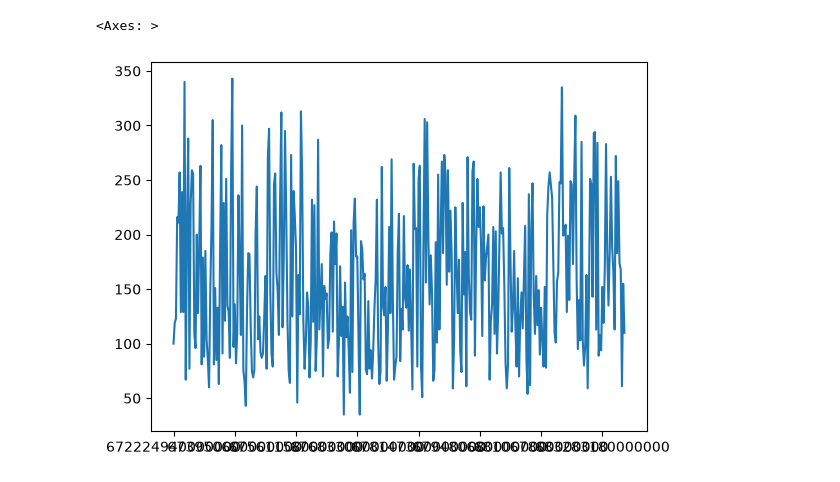
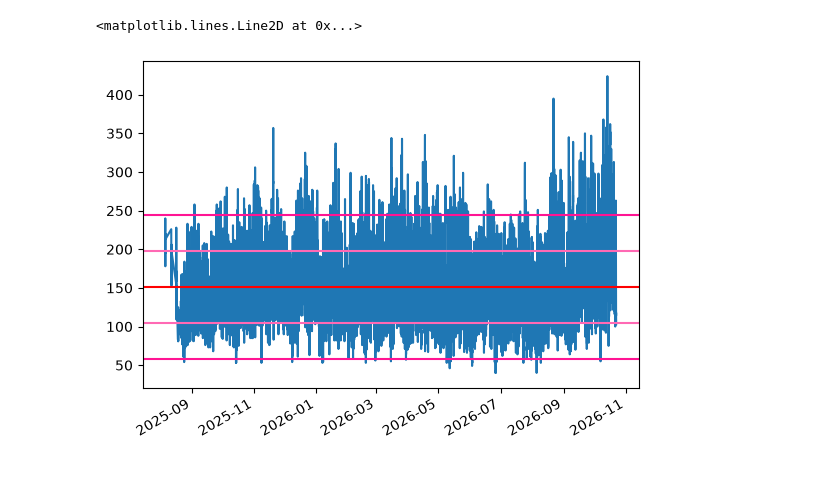
Before and after one commit to david-galaz-edu-upct-es/anomaly_detection_glucose, a Jupyter notebook: src/visualization.ipynb, the cells around one changed output. Saved outputs shown, nothing was run; the diff lists cells and outputs as text; code cells hidden in the pictures.

Commit message:
FIrst personal data aproach: json created and data visualizatioj

```diff
--- a/src/visualization.ipynb
+++ b/src/visualization.ipynb
@@ -5,7 +10,18 @@ import numpy as np
 # %%
-time_series = pd.read_json(path_or_buf="/home/david/Trabajos/ai_industry/project/diabetes/glucose_timeseries.json", typ= "series")
+ts = pd.read_json(path_or_buf="../diabetes/personal-data/glucose_timeseries.json", typ= "series")
-# %%
-pd.Series(time_series["P001"]).plot()
-# %% [output]
-<Axes: >
-[figure, removed]
+# %%
+mean = ts.mean()
+# %%
+std = ts.std()
+# %%
+fig, ax = plt.subplots()
+ts.plot()
+
+plt.axhline(mean, color = "red")
+plt.axhline(mean + std, color = "hotpink")
+plt.axhline(mean - std, color = "hotpink")
+plt.axhline(mean + 2*std, color = "deeppink")
+plt.axhline(mean - 2*std, color = "deeppink")
+# %% [output]
+<matplotlib.lines.Line2D at 0x...>
+[figure, added]
```
Also changed, not shown: parts of 1 cell of this notebook, 4 other files.
